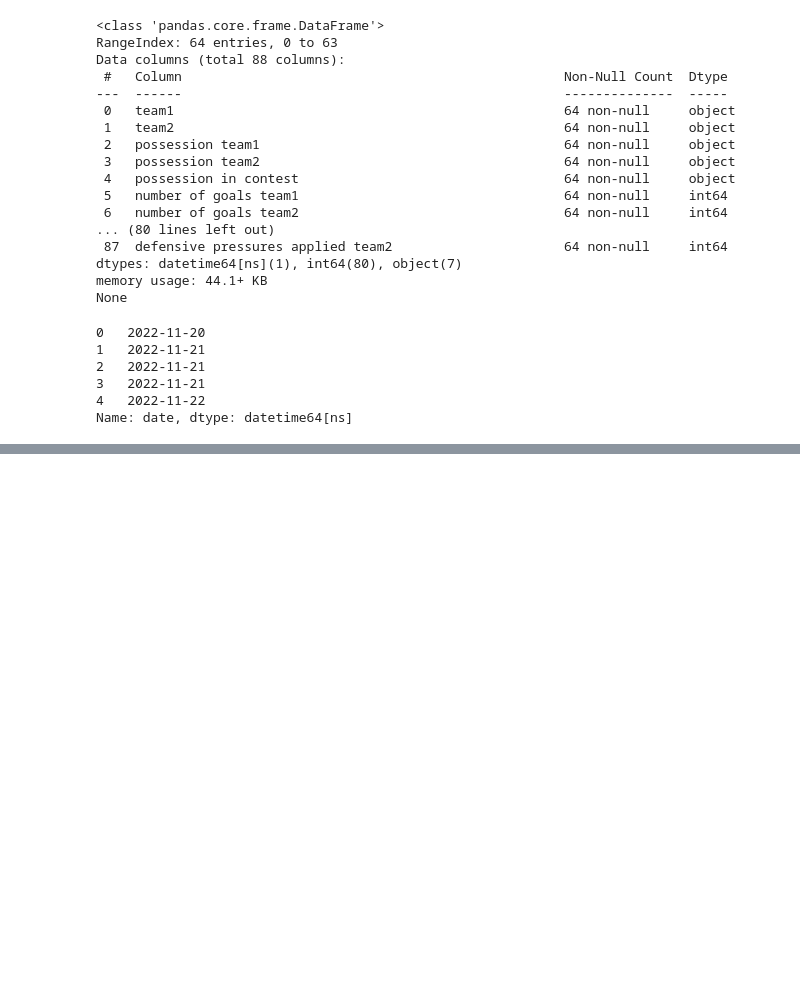
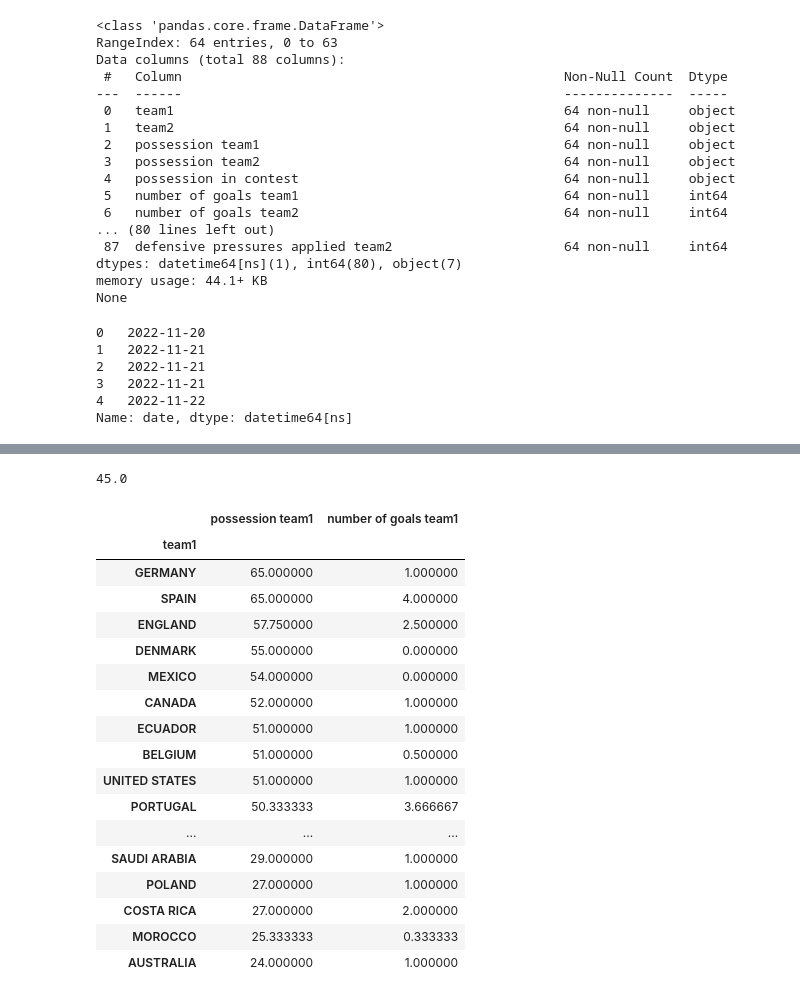
Before and after one commit to luang1t/learn_data, a Jupyter notebook: pandas_first_steps.ipynb, the cells around one changed output, grey strips where cells are left out. Saved outputs shown, nothing was run; the diff lists cells and outputs as text; code cells hidden in the pictures; blank space fills up the shorter version.

```diff
--- a/pandas_first_steps.ipynb
+++ b/pandas_first_steps.ipynb
@@ -183,0 +159,16 @@ print(df[value_for_change])
+# %%
+# 4. Correção da posse de bola
+
+# 4.1 Criação de uma lista com as colunas a serem alteradas
+value_for_change = ['possession team1','possession team2', 'possession in contest']
+
+# 4.2 Troca da string '%' por uma string vazia ignorando os espaços em branco
+df[value_for_change] = df[value_for_change].replace('%','', regex = True)
+
+# 4.3 Trocando o tipo de dado das minhas colunas de possession de str para float
+df[value_for_change] = df[value_for_change].astype(float)
+
+# 4.4 Conferindo se agora as somas estão batendo 100.0
+df['total_possession'] = df['possession team1'] + df['possession team2']+ df['possession in contest']
+
+print(df['total_possession'].head())
@@ -183,0 +224,33 @@ print(df[value_for_change])
+# %%
+# 7. Vendo a maior posse do brasil
+
+df_brasil = df[df['team2']=='BRAZIL']
+
+maior_posse = df_brasil['possession team1'].max()
+
+print(maior_posse)
+# %% [output]
+45.0
+# %%
+media_por_time = df.groupby('team1')[['possession team1','number of goals team1']].mean()
+
+media_por_time.sort_values(by='possession team1', ascending=False)
+# %% [output]
+|  | possession team1 | number of goals team1 |
+| team1 |  |  |
+| GERMANY | 65.000000 | 1.000000 |
+| SPAIN | 65.000000 | 4.000000 |
+| ENGLAND | 57.750000 | 2.500000 |
+| DENMARK | 55.000000 | 0.000000 |
+| MEXICO | 54.000000 | 0.000000 |
+| CANADA | 52.000000 | 1.000000 |
+| ECUADOR | 51.000000 | 1.000000 |
+| BELGIUM | 51.000000 | 0.500000 |
+| UNITED STATES | 51.000000 | 1.000000 |
+| PORTUGAL | 50.333333 | 3.666667 |
+| ... | ... | ... |
+| SAUDI ARABIA | 29.000000 | 1.000000 |
+| POLAND | 27.000000 | 1.000000 |
+| COSTA RICA | 27.000000 | 2.000000 |
+| MOROCCO | 25.333333 | 0.333333 |
+| AUSTRALIA | 24.000000 | 1.000000 |
```
Also changed, not shown: parts of 8 cells of this notebook.
